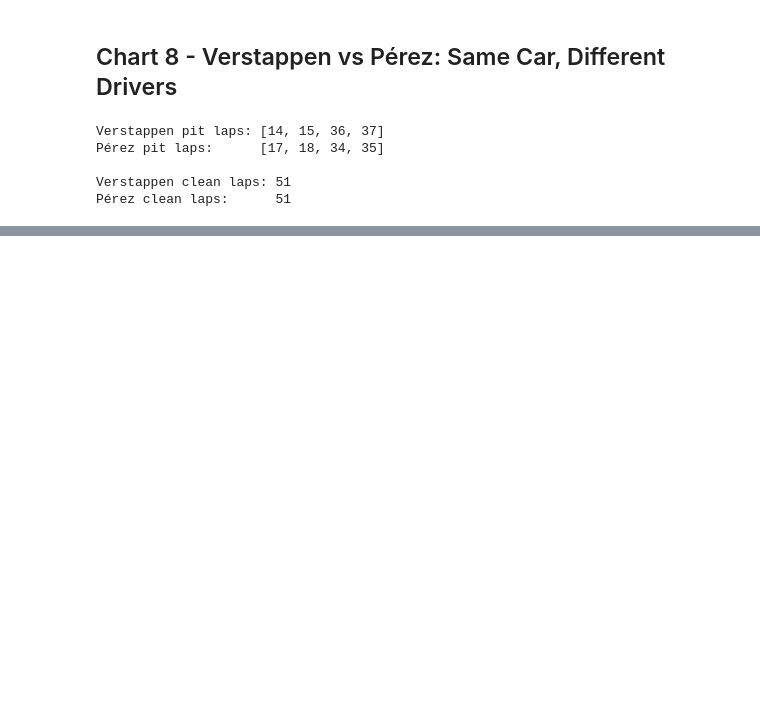
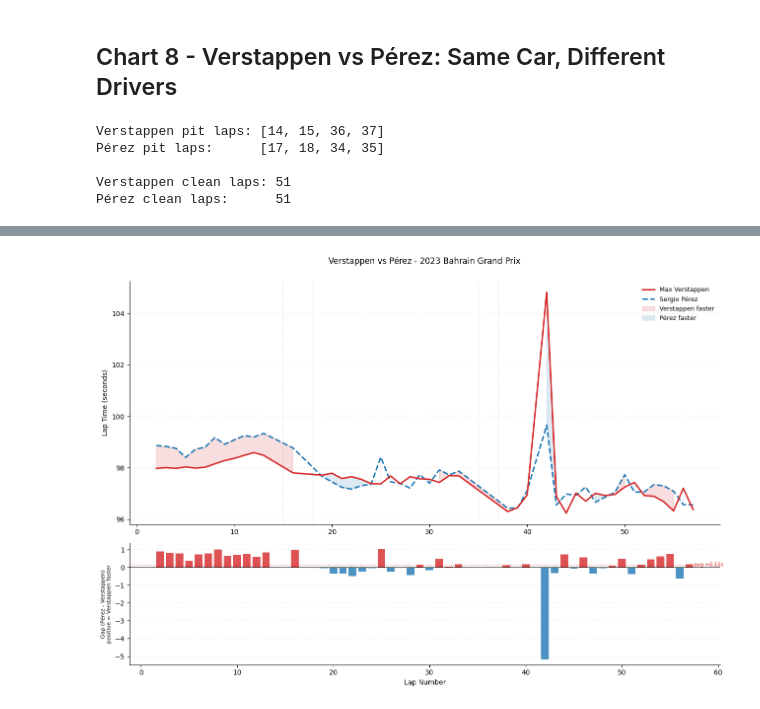
Before and after one commit to RichyJames/F1_RIchy_Odiase_Index, a Jupyter notebook: Notebooks/visualisation.ipynb, the cells around one changed output, grey strips where cells are left out. Drawn from its saved outputs; the diff is of its cells as text; code cells hidden in the pictures; blank space fills up the shorter version.

Commit message:
add Verstappen vs Perez 2023 Bahrain teammate lap time comparison

```diff
--- a/Notebooks/visualisation.ipynb
+++ b/Notebooks/visualisation.ipynb
@@ -665,3 +665,18 @@ Pérez pit laps:      [17, 18, 34, 35]
 
 Verstappen clean laps: 51
 Pérez clean laps:      51
+# %%
+comparison = ver_laps[['lap_number', 'lap_duration']].merge(
+    per_laps[['lap_number', 'lap_duration']],
+    on='lap_number',
+    suffixes=('_ver', '_per')
+)
+
+comparison['gap'] = comparison['lap_duration_per'] - comparison['lap_duration_ver']
+
+print(f"Laps compared: {len(comparison)}")
+print(f"Verstappen average: {comparison['lap_duration_ver'].mean():.3f}s")
+print(f"Pérez average:      {comparison['lap_duration_per'].mean():.3f}s")
+print(f"Average gap:        {comparison['gap'].mean():.3f}s per lap")
+print(f"Pérez faster laps:  {(comparison['gap'] < 0).sum()}")
+print(f"Verstappen faster:  {(comparison['gap'] > 0).sum()}")
@@ -667,0 +690,72 @@ Pérez clean laps:      51
+# %%
+fig, (ax1, ax2) = plt.subplots(2, 1, figsize=(13, 9),
+                                gridspec_kw={'height_ratios': [2, 1]})
+
+ax1.plot(comparison['lap_number'],
+         comparison['lap_duration_ver'],
+         color='#d62728', linewidth=2.2,
+         label='Max Verstappen', zorder=3)
+
+ax1.plot(comparison['lap_number'],
+         comparison['lap_duration_per'],
+         color='#1f77b4', linewidth=2.2,
+         linestyle='--', label='Sergio Pérez', zorder=2)
+
+ax1.fill_between(
+    comparison['lap_number'],
+    comparison['lap_duration_ver'],
+    comparison['lap_duration_per'],
+    where=comparison['lap_duration_ver'] < comparison['lap_duration_per'],
+    alpha=0.15, color='#d62728', label='Verstappen faster'
+)
+ax1.fill_between(
+    comparison['lap_number'],
+    comparison['lap_duration_ver'],
+    comparison['lap_duration_per'],
+    where=comparison['lap_duration_ver'] > comparison['lap_duration_per'],
+    alpha=0.15, color='#1f77b4', label='Pérez faster'
+)
+
+for pit in pit_out_laps:
+    ax1.axvline(pit, color='#d62728', linewidth=0.8,
+                linestyle=':', alpha=0.6)
+for pit in per_pit_out:
+    ax1.axvline(pit, color='#1f77b4', linewidth=0.8,
+                linestyle=':', alpha=0.6)
+
+ax1.set_ylabel('Lap Time (seconds)', fontsize=10)
+ax1.set_title(
+    'Verstappen vs Pérez - 2023 Bahrain Grand Prix\n',
+    fontsize=12, pad=10
+)
+ax1.spines['top'].set_visible(False)
+ax1.spines['right'].set_visible(False)
+ax1.grid(axis='y', alpha=0.2, linestyle='--')
+ax1.legend(fontsize=9, frameon=False)
+
+ax2.bar(comparison['lap_number'], comparison['gap'],
+        color=comparison['gap'].apply(
+            lambda x: '#d62728' if x > 0 else '#1f77b4'),
+        width=0.8, alpha=0.8)
+
+ax2.axhline(0, color='black', linewidth=0.8)
+ax2.axhline(comparison['gap'].mean(),
+            color='#d62728', linewidth=1,
+            linestyle=':', alpha=0.7)
+ax2.text(comparison['lap_number'].max() + 0.5,
+         comparison['gap'].mean(),
+         f"avg +{comparison['gap'].mean():.2f}s",
+         fontsize=7.5, color='#d62728', va='center')
+
+ax2.set_xlabel('Lap Number', fontsize=10)
+ax2.set_ylabel('Gap (Pérez - Verstappen)\npositive = Verstappen faster', fontsize=8)
+ax2.spines['top'].set_visible(False)
+ax2.spines['right'].set_visible(False)
+ax2.grid(axis='y', alpha=0.2, linestyle='--')
+
+plt.tight_layout()
+plt.savefig(OUTPUT_DIR / 'verstappen_vs_perez_2023_bahrain.png',
+            dpi=200, bbox_inches='tight')
+plt.show()
+# %% [output]
+[figure, added]
```
Also changed, not shown: parts of 2 cells of this notebook.
